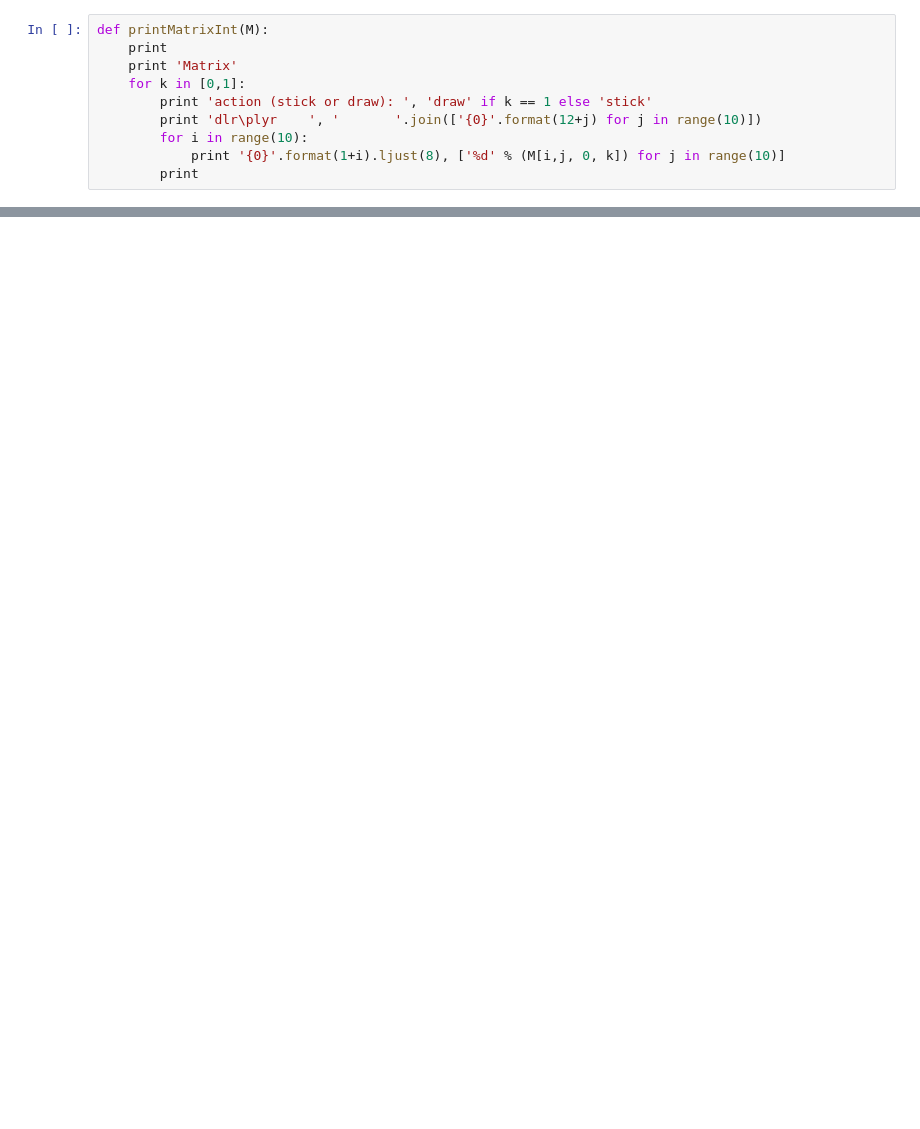
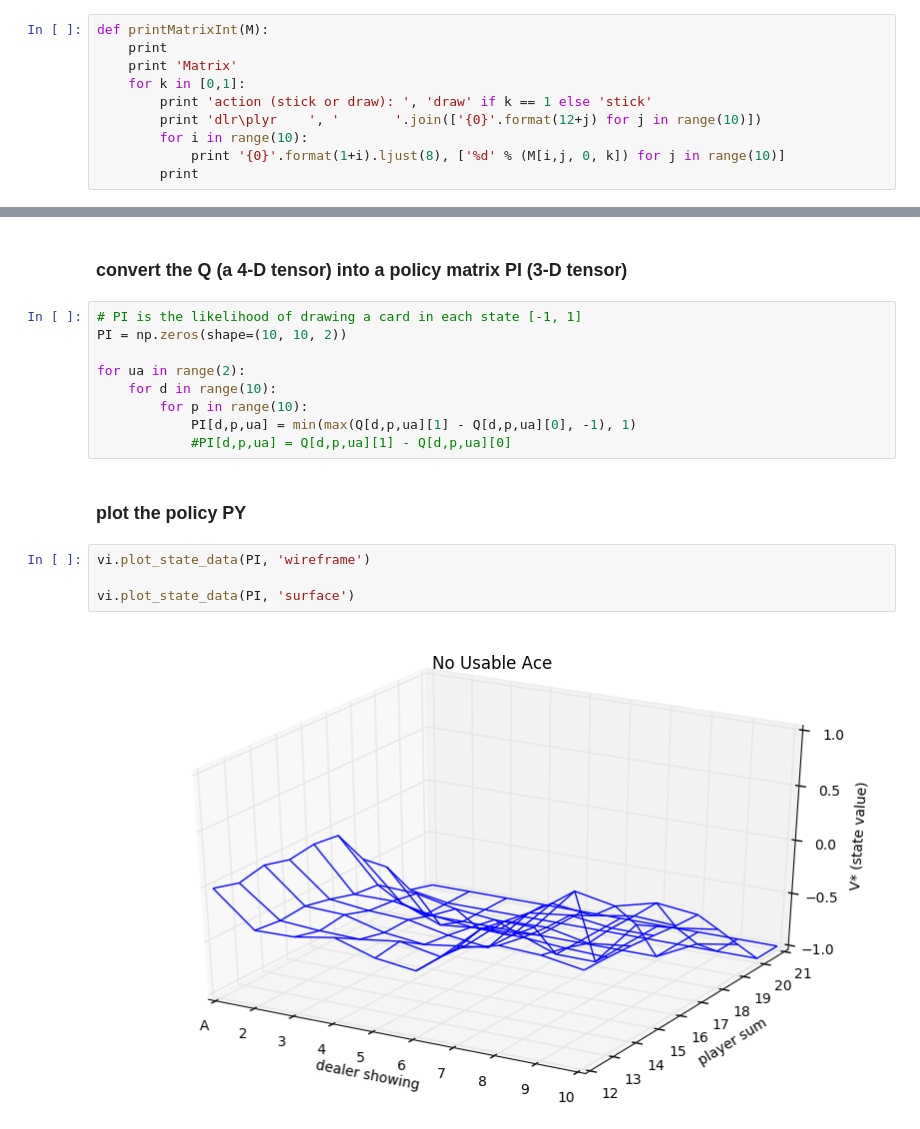
Before and after one commit to adriansarno/sutton-barto, a Jupyter notebook: 5/Ch5Ex5.4.ipynb, the cells around one changed output, grey strips where cells are left out. Saved outputs shown, nothing was run; the diff lists cells and outputs as text; blank space fills up the shorter version.

```diff
--- a/5/Ch5Ex5.4.ipynb
+++ b/5/Ch5Ex5.4.ipynb
@@ -248,0 +268,19 @@ dlr\plyr     12       13       14       15       16       17       18       19
+# %% [markdown]
+### convert the  Q (a 4-D tensor) into a policy matrix PI (3-D tensor)
+# %%
+# PI is the likelihood of drawing a card in each state [-1, 1]
+PI = np.zeros(shape=(10, 10, 2))
+
+for ua in range(2):
+    for d in range(10):
+        for p in range(10):
+            PI[d,p,ua] = min(max(Q[d,p,ua][1] - Q[d,p,ua][0], -1), 1)
+            #PI[d,p,ua] = Q[d,p,ua][1] - Q[d,p,ua][0]
+# %% [markdown]
+### plot the policy PY
+# %%
+vi.plot_state_data(PI, 'wireframe')
+
+vi.plot_state_data(PI, 'surface')
+# %% [output]
+[figure, added]
```
Also changed, not shown: parts of 9 cells of this notebook, 1 other file.
